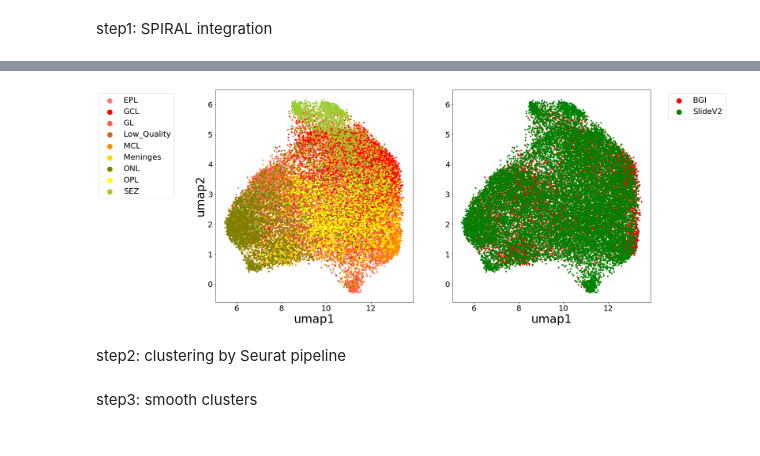
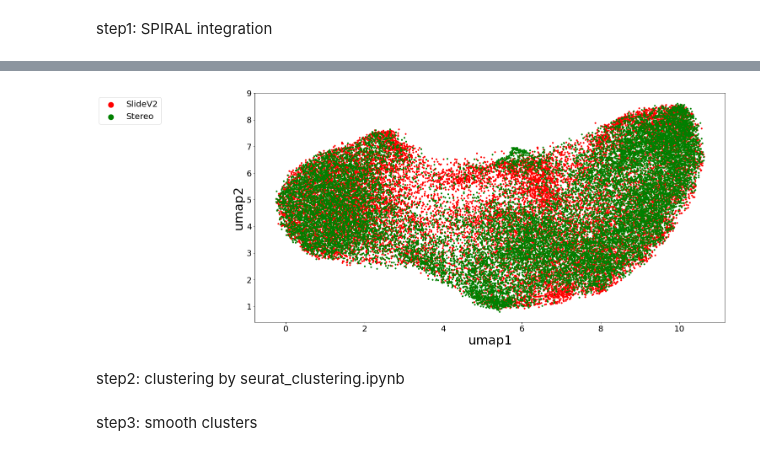
Before and after one commit to guott15/SPIRAL, a Jupyter notebook: Demo/run_spiral_mouse_ob.ipynb, the cells around one changed output, grey strips where cells are left out. Cells and saved outputs as stored; diff of their text form; code cells hidden in the pictures.

```diff
--- a/Demo/run_spiral_mouse_ob.ipynb
+++ b/Demo/run_spiral_mouse_ob.ipynb
@@ -25,6 +25,9 @@ step1: SPIRAL integration
 # %%
 dirs="/data02/tguo/space_batch_effect/mouse_OB/"
 samples=["BGI","SlideV2"]
+extra_dirs="BGI_SlideV2_10X/"
+samples=['Stereo_bin34','SlideV2']
+extra_dirs="Stereo-bin34-filter/"
 SEP=','
 net_cate='_KNN_'
 knn=8
@@ -41,10 +44,10 @@ meta_file=[]
 coord_file=[]
 flags=''
 for i in range(len(samples)):
-    feat_file.append(dirs+"gtt_input/BGI_SlideV2_10X/"+str(samples[i])+"_mat.csv")
-    edge_file.append(dirs+"gtt_input/BGI_SlideV2_10X/"+str(samples[i])+"_edge"+net_cate+str(knn)+".csv")
-    meta_file.append(dirs+"gtt_input/BGI_SlideV2_10X/"+str(samples[i])+"_meta.csv")
-    coord_file.append(dirs+"gtt_input/BGI_SlideV2_10X/"+str(samples[i])+"_coord.csv")
+    feat_file.append(dirs+"gtt_input/"+extra_dirs+str(samples[i])+"_mat.csv")
+    edge_file.append(dirs+"gtt_input/"+extra_dirs+str(samples[i])+"_edge"+net_cate+str(knn)+".csv")
+    meta_file.append(dirs+"gtt_input/"+extra_dirs+str(samples[i])+"_meta.csv")
+    coord_file.append(dirs+"gtt_input/"+extra_dirs+str(samples[i])+"_coord.csv")
     flags=flags+'_'+samples[i]
 N=pd.read_csv(feat_file[0],header=0,index_col=0).shape[1]
 if (len(samples)==2):
@@ -52,7 +55,7 @@ if (len(samples)==2):
 else:
     M=len(samples)
 # %%
-0.parser = argparse.ArgumentParser()
+parser = argparse.ArgumentParser()
 
 parser.add_argument('--seed', type=int, default=0, help='The seed of initialization.')
 parser.add_argument('--AEdims', type=list, default=[N,[512],32], help='Dim of encoder.')
@@ -79,8 +82,8 @@ parser.add_argument('--alpha1', type=float, default=N, help='Weight of decoder l
 parser.add_argument('--alpha2', type=float, default=1, help='Weight of GraphSAGE loss.')
 parser.add_argument('--alpha3', type=float, default=1, help='Weight of classifier loss.')
 parser.add_argument('--alpha4', type=float, default=1, help='Weight of discriminator loss.')
-parser.add_argument('--lamda', type=float, default=1, help='Weight of GRL.') #####Stereo-seq:35um resolution
-# parser.add_argument('--lamda', type=float, default=0.1, help='Weight of GRL.')######Stereo-seq: 25um resolution
+# parser.add_argument('--lamda', type=float, default=1, help='Weight of GRL.') #####Stereo-seq:35um resolution
+parser.add_argument('--lamda', type=float, default=0.1, help='Weight of GRL.')######Stereo-seq: 25um resolution
 parser.add_argument('--Q', type=float, default=10, help='Weight negative loss for sage losss.')
 
 params,unknown=parser.parse_known_args()
@@ -112,30 +149,23 @@ embed1.to_csv(embed_file)
 # %%
-celltype=SPII.meta[:,0]
-batch=SPII.meta[:,1]
-ul=np.unique(celltype)
+batch=SPII.meta.loc[:,'batch']
 ub=np.unique(batch)
 import umap.umap_ as umap
 import matplotlib.pyplot as plt
-umap_mat=umap.UMAP().fit_transform(embed)
+# umap_mat=umap.UMAP().fit_transform(embed)
 colour2=['r','g','black','cyan','blue','purple','yellow','grey']
 colour1=['lightcoral','red','tomato','chocolate','darkorange','gold','olive','yellow','yellowgreen','lawngreen','forestgreen','lime',
        'cyan','deepskyblue','dodgerblue','royalblue','blue','blueviolet','purple','fuchsia','hotpink','pink','gray','black','teal']
-f, axs= plt.subplots(1,2,figsize=(20,10))
+f, axs= plt.subplots(1,1,figsize=(20,10))
 size=10
-for i in range(len(ul)):
-    axs[0].scatter(umap_mat[np.where(celltype==ul[i])[0],0],umap_mat[np.where(celltype==ul[i])[0],1],c=colour1[i],s=size)
+for i in range(len(ub)):
+    axs.scatter(umap_mat[np.where(batch==ub[i])[0],0],umap_mat[np.where(batch==ub[i])[0],1],c=colour2[i],s=size)
 
-axs[0].set_xlabel("umap1",fontsize=30)
-axs[0].set_ylabel("umap2",fontsize=30)
-axs[0].legend(ul,loc="best",fontsize=20,markerscale=4,bbox_to_anchor=(-0.19,1))
-axs[0].tick_params(axis='both', which='major', labelsize=20)
-for i in range(len(ub)):
-    axs[1].scatter(umap_mat[np.where(batch==ub[i])[0],0],umap_mat[np.where(batch==ub[i])[0],1],c=colour2[i],s=size)
-axs[1].set_xlabel("umap1",fontsize=30)
-axs[1].legend(ub,loc="best",fontsize=20,markerscale=4,bbox_to_anchor=(1.4,1))
-axs[1].tick_params(axis='both', which='major', labelsize=20)
+axs.set_xlabel("umap1",fontsize=30)
+axs.set_ylabel("umap2",fontsize=30)
+axs.legend(ub,loc="best",fontsize=20,markerscale=4,bbox_to_anchor=(-0.19,1))
+axs.tick_params(axis='both', which='major', labelsize=20)
 # %% [output]
-[figure, old version]
+[figure, new version]
 # %% [markdown]
-step2: clustering by Seurat pipeline
+step2: clustering by seurat_clustering.ipynb
 # %%
```
Also changed, not shown: parts of 5 cells of this notebook, 2 other files.
